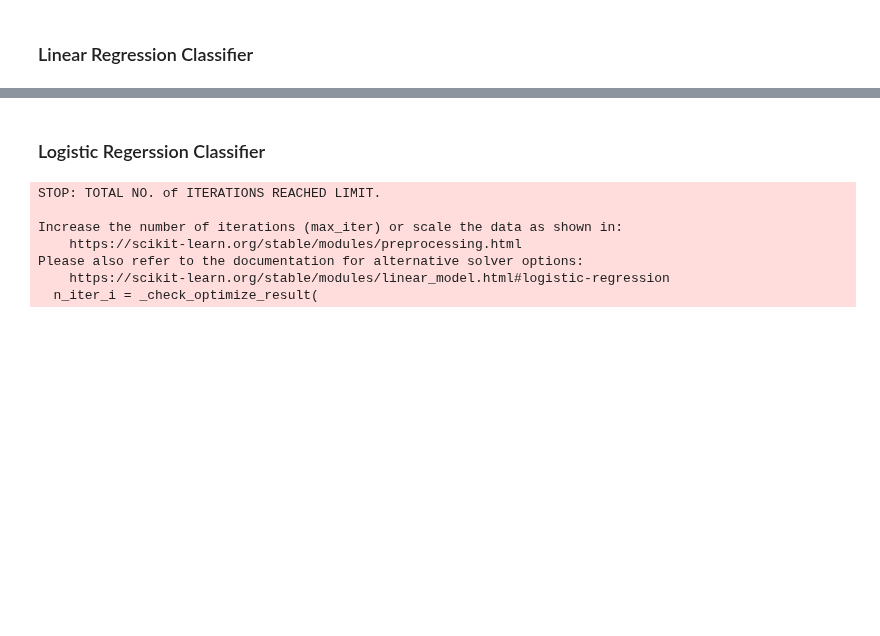
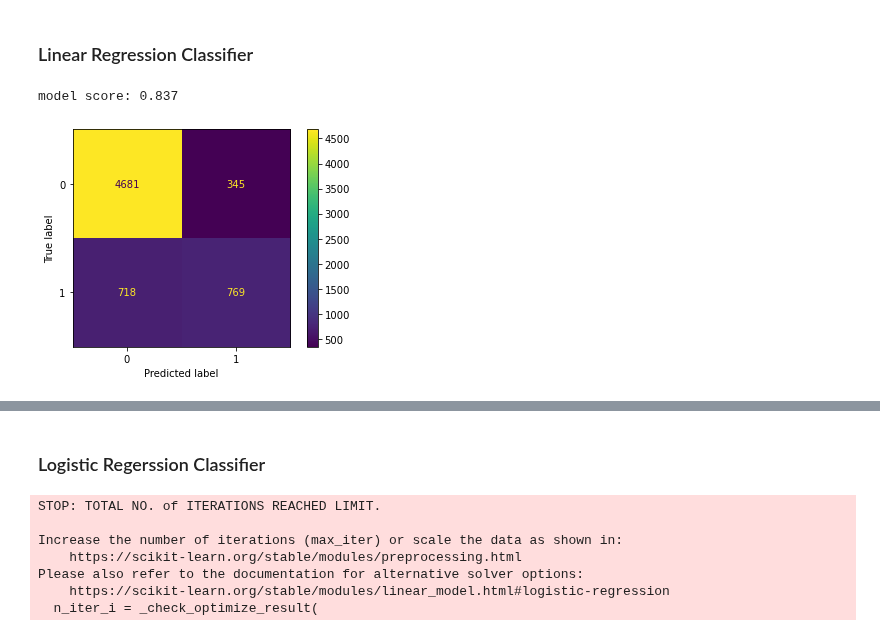
Before and after one commit to agomolka/AdultIncomeAnalysis, a Jupyter notebook: Adult_income_analysis_ColumnTransformer.ipynb, the cells around one changed output, grey strips where cells are left out. Drawn from its saved outputs; the diff is of its cells as text; code cells hidden in the pictures; blank space fills up the shorter version.

```diff
--- a/Adult_income_analysis_ColumnTransformer.ipynb
+++ b/Adult_income_analysis_ColumnTransformer.ipynb
@@ -271,22 +247,13 @@ ConfusionMatrix(classifier=clf, confusionMatrix=False)
 # %% [markdown]
 ### Linear Regression Classifier
 # %%
-class LinearRegression(SklearnLinearRegression):
-
-    def predict(self, X_test, cutoff):
-        y_pred = super().predict(X_test)
-
-        # initialise a matrix full with zeros
-        y_pred_classes = np.zeros_like(y_pred)
-        # add a 1 if the cutoff was breached
-        y_pred_classes[y_pred > cutoff] = 1
-
-        return y_pred_classes, y_test
-
 clf = Pipeline(steps=[('preprocessor', preprocessor),
-                      ('classifier',  LinearRegression())])
+                      ('classifier',  RidgeClassifier())])
 X_train, X_test, y_train, y_test = train_test_split(X, y, test_size=0.2, random_state=1)
 
 clf.fit(X_train, y_train)
 print("model score: %.3f" % clf.score(X_test, y_test))
 ConfusionMatrix(classifier=clf, confusionMatrix=False)
+# %% [output]
+model score: 0.837
+[figure, added]
```
Also changed, not shown: parts of 13 cells of this notebook.
